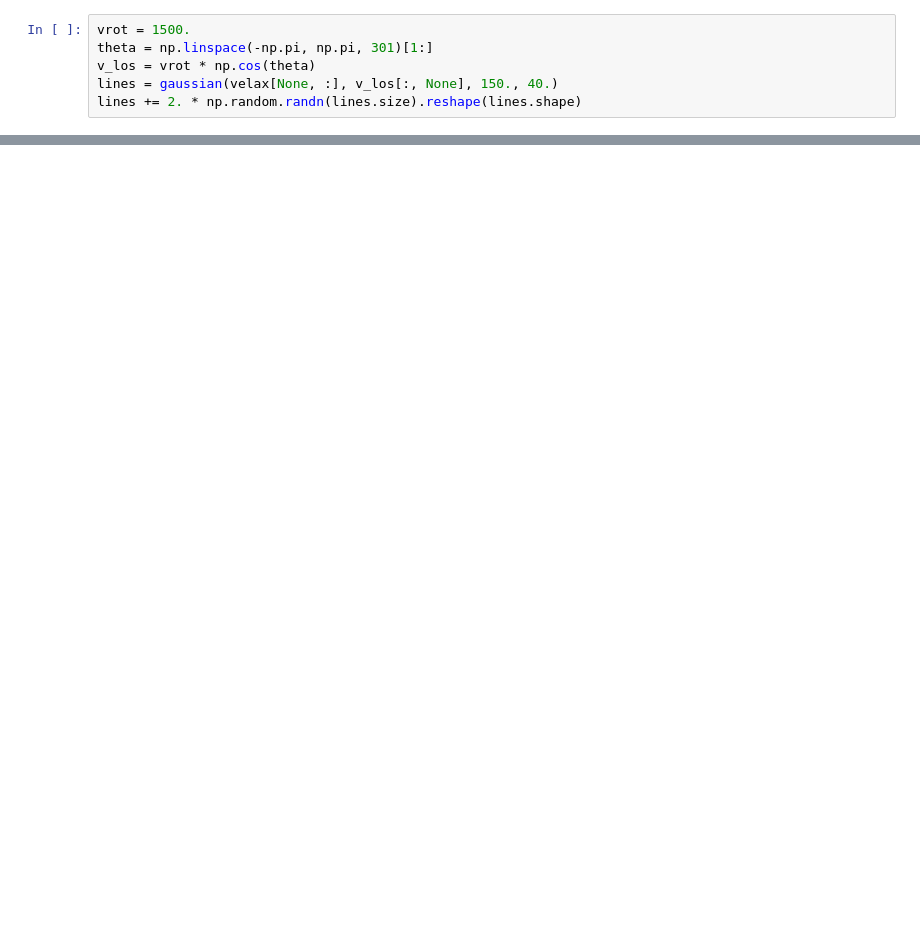
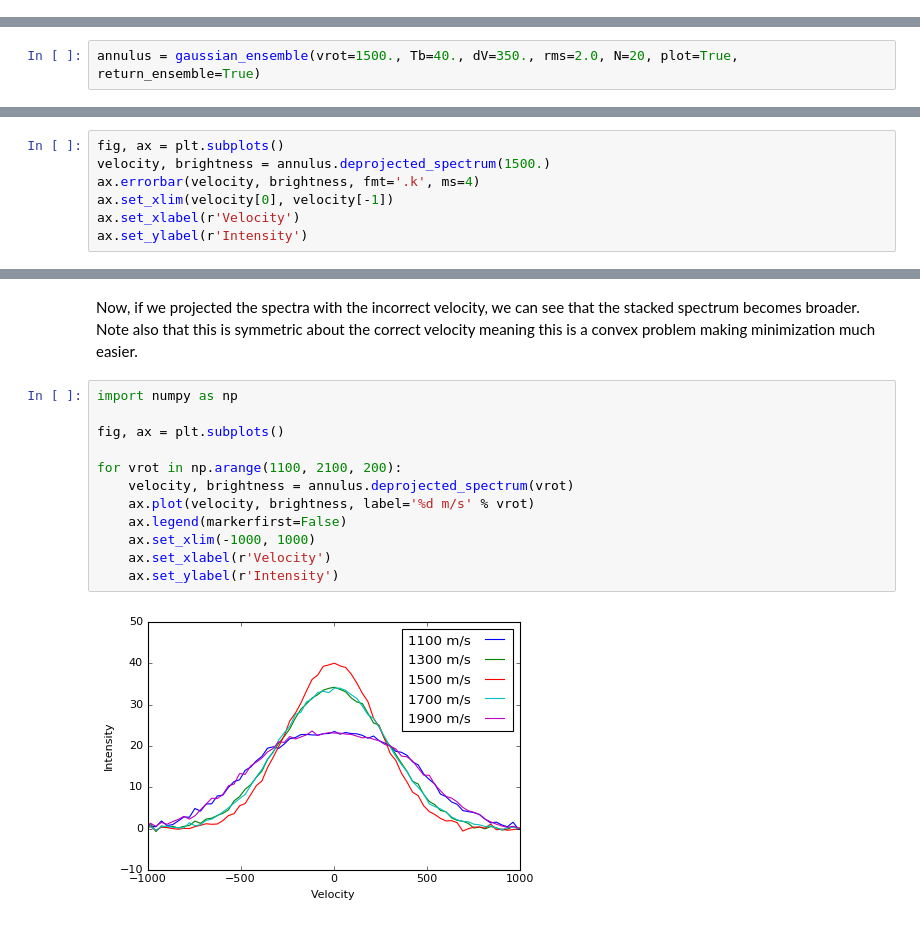
Before and after one commit to richteague/eddy, a Jupyter notebook: Examples/Examples - I.ipynb, the cells around one changed output, grey strips where cells are left out. Drawn from its saved outputs; the diff is of its cells as text; blank space fills up the shorter version.

```diff
--- a/Examples/Examples - I.ipynb
+++ b/Examples/Examples - I.ipynb
@@ -211,6 +0,0 @@ Even when we increase the number of pixels.
-# %%
-vrot = 1500.
-theta = np.linspace(-np.pi, np.pi, 301)[1:]
-v_los = vrot * np.cos(theta)
-lines = gaussian(velax[None, :], v_los[:, None], 150., 40.)
-lines += 2. * np.random.randn(lines.size).reshape(lines.shape)
@@ -225,0 +35,2 @@ Similarly, we do not need exceptionally high velocity resolution as the $v_{\rm
+# %%
+annulus = gaussian_ensemble(vrot=1500., Tb=40., dV=350., rms=2.0, N=20, plot=True, return_ensemble=True)
@@ -225,0 +57,7 @@ Similarly, we do not need exceptionally high velocity resolution as the $v_{\rm
+# %%
+fig, ax = plt.subplots()
+velocity, brightness = annulus.deprojected_spectrum(1500.)
+ax.errorbar(velocity, brightness, fmt='.k', ms=4)
+ax.set_xlim(velocity[0], velocity[-1])
+ax.set_xlabel(r'Velocity')
+ax.set_ylabel(r'Intensity')
@@ -225,0 +67,16 @@ Similarly, we do not need exceptionally high velocity resolution as the $v_{\rm
+# %% [markdown]
+Now, if we projected the spectra with the incorrect velocity, we can see that the stacked spectrum becomes broader. Note also that this is symmetric about the correct velocity meaning this is a convex problem making minimization much easier.
+# %%
+import numpy as np
+
+fig, ax = plt.subplots()
+
+for vrot in np.arange(1100, 2100, 200):
+    velocity, brightness = annulus.deprojected_spectrum(vrot)
+    ax.plot(velocity, brightness, label='%d m/s' % vrot)
+    ax.legend(markerfirst=False)
+    ax.set_xlim(-1000, 1000)
+    ax.set_xlabel(r'Velocity')
+    ax.set_ylabel(r'Intensity')
+# %% [output]
+[figure, added]
```
Also changed, not shown: parts of 38 cells of this notebook, 5 other files.
